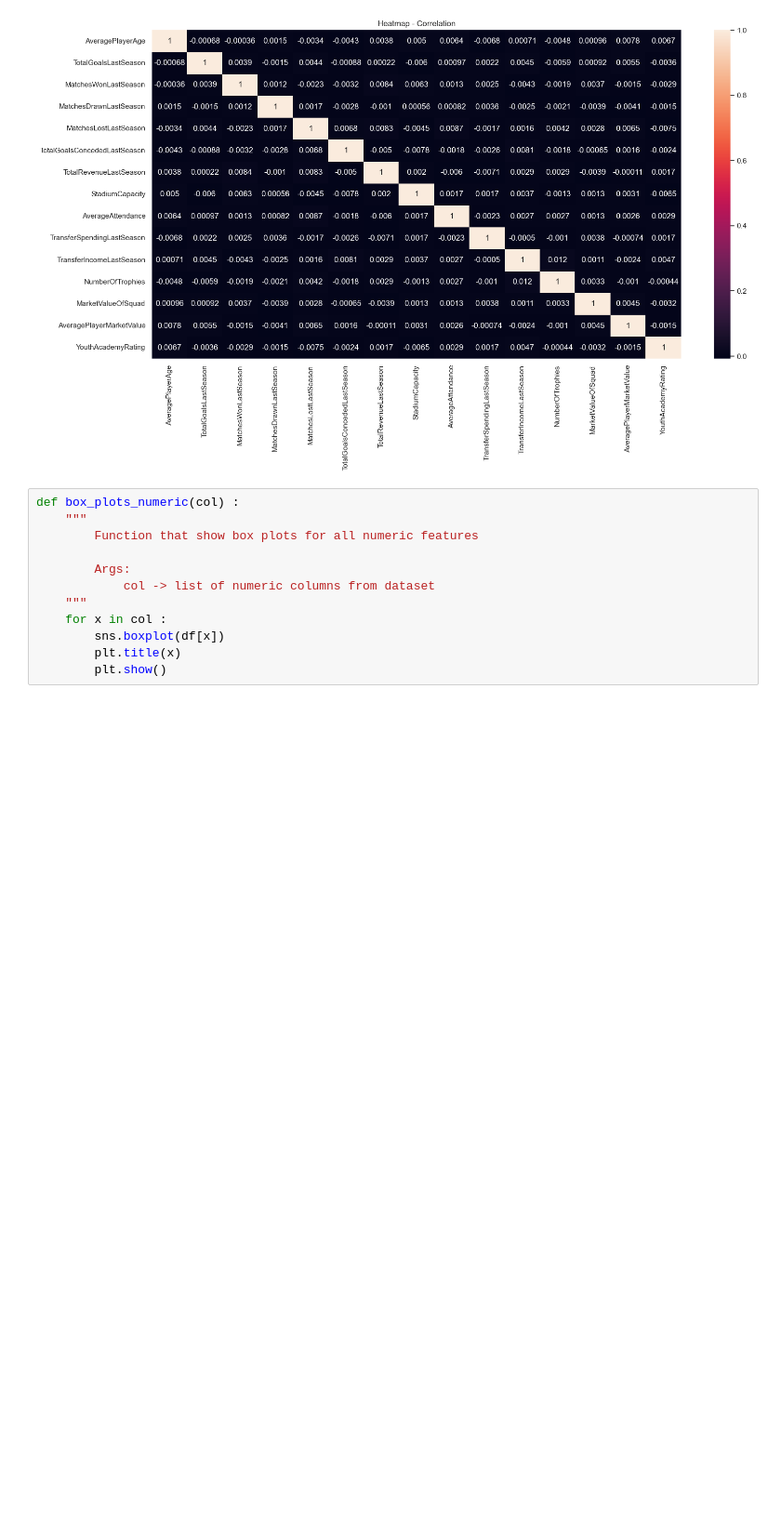
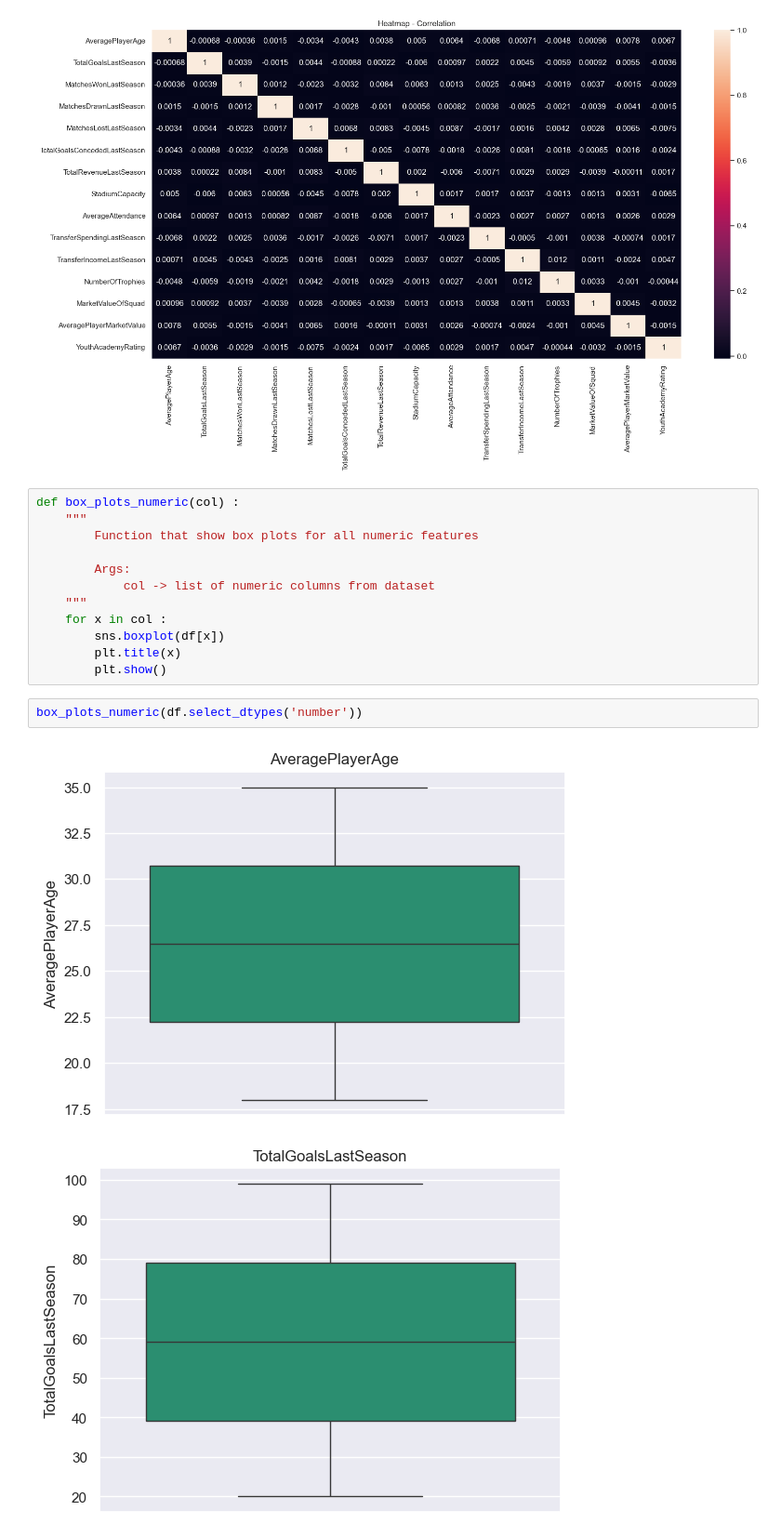
Before and after one commit to CrisMagdziak/Football_Team_Values_Pred, a Jupyter notebook: Team_Price.ipynb, the cells around one changed output. Shown at 93% size. Saved outputs shown, nothing was run; the diff lists cells and outputs as text; blank space fills up the shorter version.

```diff
--- a/Team_Price.ipynb
+++ b/Team_Price.ipynb
@@ -143,3 +143,8 @@ def box_plots_numeric(col) :
         sns.boxplot(df[x])
         plt.title(x)
         plt.show()
+# %%
+box_plots_numeric(df.select_dtypes('number'))
+# %% [output]
+[figure, added]
+[figure, added]
```
Also changed, not shown: parts of 1 cell of this notebook.
